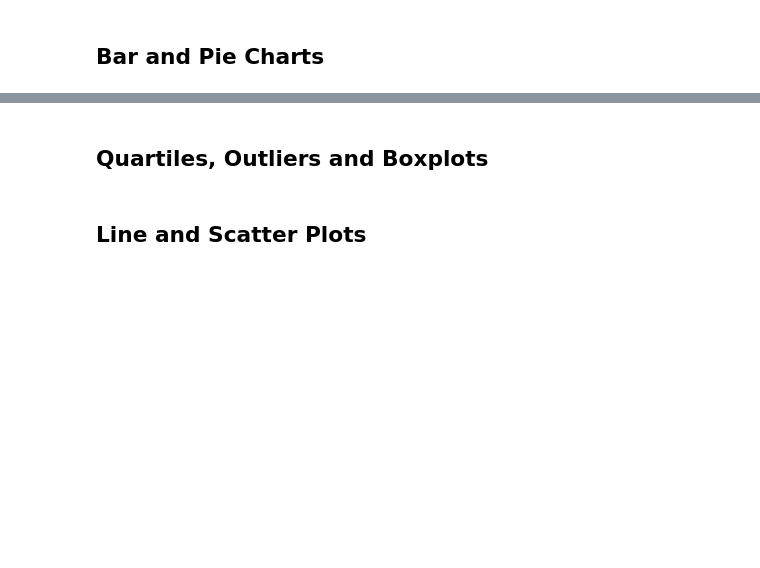
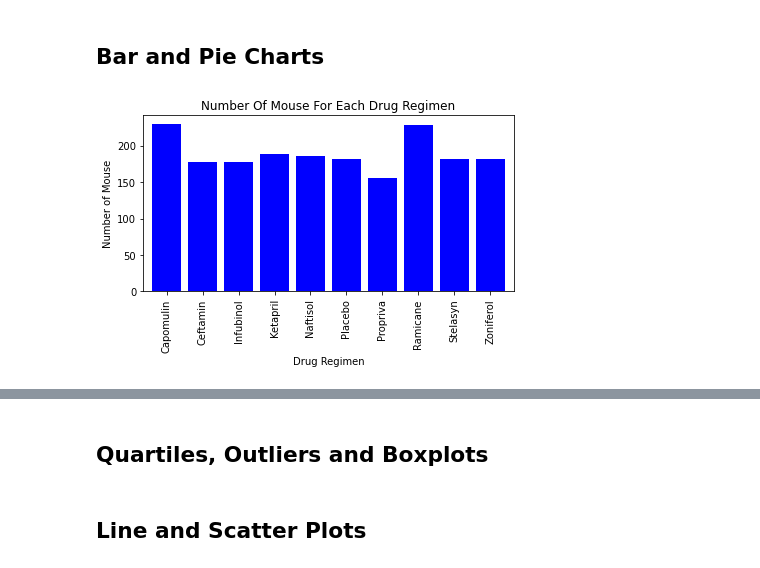
Before and after one commit to davidsalim86/Treatment-for-SCC-Matplotlib, a Jupyter notebook: Pymaceuticals/pymaceuticals_report.ipynb, the cells around one changed output, grey strips where cells are left out. Drawn from its saved outputs; the diff is of its cells as text; code cells hidden in the pictures; blank space fills up the shorter version.

Commit message:
added codes for summary statistics and charts

```diff
--- a/Pymaceuticals/pymaceuticals_report.ipynb
+++ b/Pymaceuticals/pymaceuticals_report.ipynb
@@ -77,3 +80,14 @@ len(cleaned_df["Mouse ID"])
 # Generate a summary statistics table of mean, median, variance, standard deviation, and SEM of the tumor volume for each regimen
 
 # This method is the most straighforward, creating multiple series and putting them all together at the end.
+
+by_regimen_clean_df = cleaned_df.groupby(["Drug Regimen"])
+tumor_volume_mean = by_regimen_clean_df["Tumor Volume (mm3)"].mean()
+tumor_volume_median = by_regimen_clean_df["Tumor Volume (mm3)"].median()
+tumor_volume_var = by_regimen_clean_df["Tumor Volume (mm3)"].var()
+tumor_volume_std = by_regimen_clean_df["Tumor Volume (mm3)"].std()
+tumor_volume_sem = by_regimen_clean_df["Tumor Volume (mm3)"].sem()
+
+sum_stats = pd.DataFrame ({"Mean" : tumor_volume_mean, "Median" : tumor_volume_median, "Variance" : tumor_volume_var, "Standard Deviation": tumor_volume_std, "Standard Error": tumor_volume_sem})
+
+sum_stats.round(2)
@@ -85,3 +131,10 @@ len(cleaned_df["Mouse ID"])
 ## Bar and Pie Charts
 # %%
 # Generate a bar plot showing the total number of mice for each treatment throughout the course of the study using pandas.
+mice_number = by_regimen_clean_df["Mouse ID"].count()
+Mouse_by_regimen_chart = mice_number.plot(kind= "bar", facecolor="blue", width = 0.8, align = "center",title= "Number Of Mouse For Each Drug Regimen")
+Mouse_by_regimen_chart.set_ylabel("Number of Mouse")
+plt.tight_layout()
+plt.show()
+# %% [output]
+[figure, added]
```
Also changed, not shown: parts of 8 cells of this notebook.
